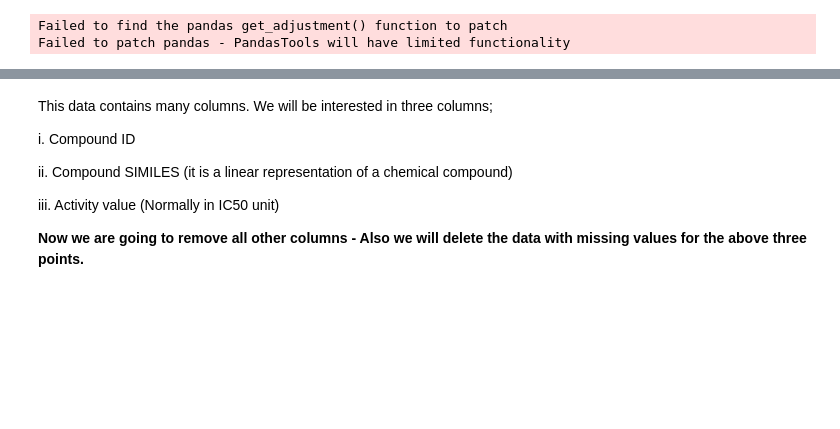
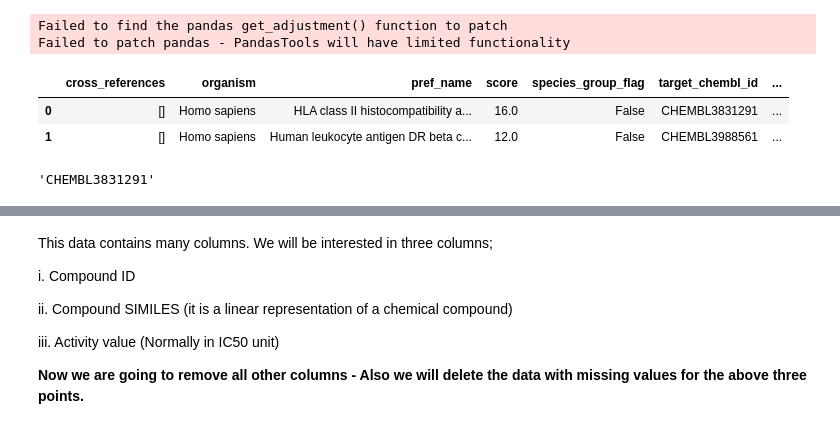
Before and after one commit to qaiserfatmi/Drug-Discovery, a Jupyter notebook: Advances_in_Protein_Function_and_Design_COMSATS.ipynb, the cells around one changed output, grey strips where cells are left out. Cells and saved outputs as stored; diff of their text form; code cells hidden in the pictures; blank space fills up the shorter version.

```diff
--- a/Advances_in_Protein_Function_and_Design_COMSATS.ipynb
+++ b/Advances_in_Protein_Function_and_Design_COMSATS.ipynb
@@ -43,13 +43,19 @@ Failed to patch pandas - PandasTools will have limited functionality
 # %%
 #@title As an example I will use P2Y purinoceptor 1 protein (UniProt Accession P47900)
 target = new_client.target
-target_query = target.search('CHEMBL4315')
+target_query = target.search('CHEMBL3831291')
 targets = pd.DataFrame.from_dict(target_query)
 targets
+# %% [output]
+|  | cross_references | organism | pref_name | score | species_group_flag | target_chembl_id | ... |
+| 0 | [] | Homo sapiens | HLA class II histocompatibility a... | 16.0 | False | CHEMBL3831291 | ... |
+| 1 | [] | Homo sapiens | Human leukocyte antigen DR beta c... | 12.0 | False | CHEMBL3988561 | ... |
 # %%
 #@title Lets retrieve Bioactivity Data
 selected_target = targets.target_chembl_id[0]
 selected_target
+# %% [output]
+'CHEMBL3831291'
 # %%
 activity = new_client.activity
 res = activity.filter(target_chembl_id=selected_target).filter(standard_type="IC50")
```
Also changed, not shown: parts of 23 cells of this notebook.
